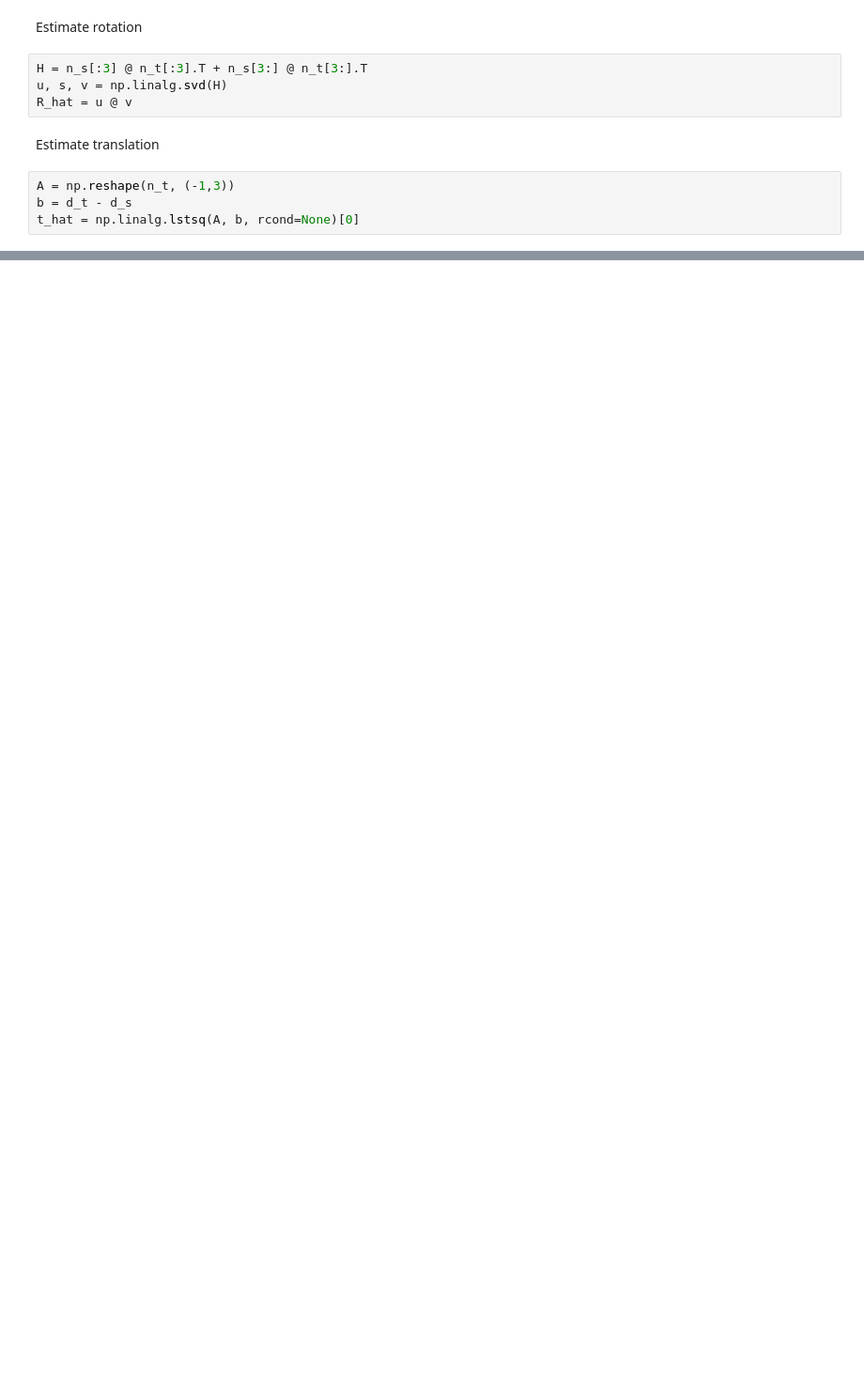
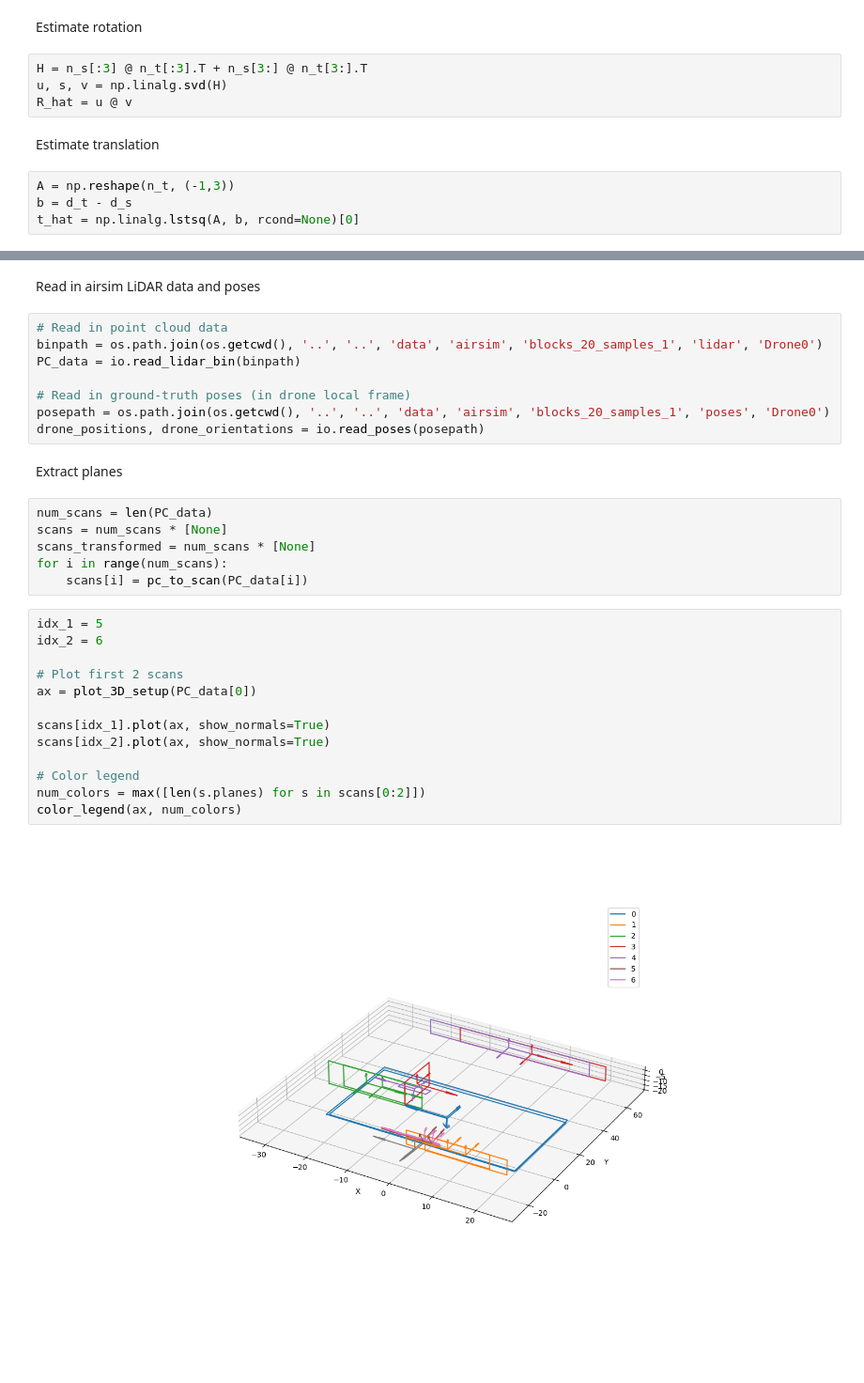
Before and after one commit to Stanford-NavLab/planeslam, a Jupyter notebook: notebooks/registration/decoupled_plane_registration.ipynb, the cells around one changed output, grey strips where cells are left out. Shown at 94% size. Saved outputs shown, nothing was run; the diff lists cells and outputs as text; blank space fills up the shorter version.

```diff
--- a/notebooks/registration/decoupled_plane_registration.ipynb
+++ b/notebooks/registration/decoupled_plane_registration.ipynb
@@ -93,0 +79,33 @@ t_hat = np.linalg.lstsq(A, b, rcond=None)[0]
+# %% [markdown]
+Read in airsim LiDAR data and poses
+# %%
+# Read in point cloud data
+binpath = os.path.join(os.getcwd(), '..', '..', 'data', 'airsim', 'blocks_20_samples_1', 'lidar', 'Drone0')
+PC_data = io.read_lidar_bin(binpath)
+
+# Read in ground-truth poses (in drone local frame)
+posepath = os.path.join(os.getcwd(), '..', '..', 'data', 'airsim', 'blocks_20_samples_1', 'poses', 'Drone0')
+drone_positions, drone_orientations = io.read_poses(posepath)
+# %% [markdown]
+Extract planes
+# %%
+num_scans = len(PC_data)
+scans = num_scans * [None]
+scans_transformed = num_scans * [None]
+for i in range(num_scans):
+    scans[i] = pc_to_scan(PC_data[i])
+# %%
+idx_1 = 5
+idx_2 = 6
+
+# Plot first 2 scans
+ax = plot_3D_setup(PC_data[0])
+
+scans[idx_1].plot(ax, show_normals=True)
+scans[idx_2].plot(ax, show_normals=True)
+
+# Color legend
+num_colors = max([len(s.planes) for s in scans[0:2]])
+color_legend(ax, num_colors)
+# %% [output]
+[figure, added]
```
Also changed, not shown: parts of 18 cells of this notebook, 10 other files.
